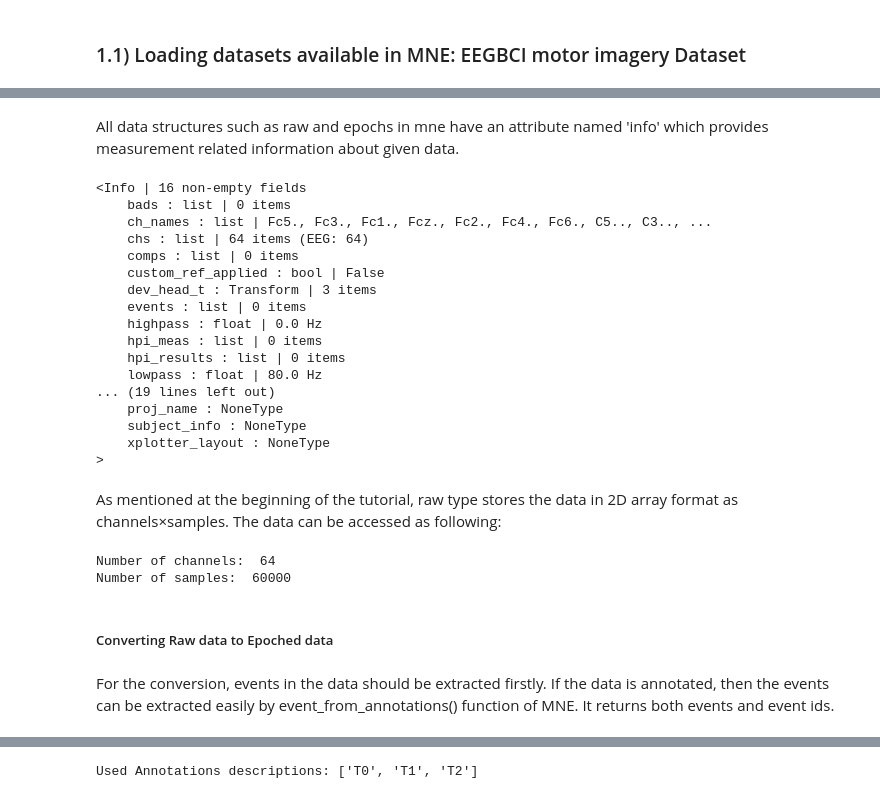
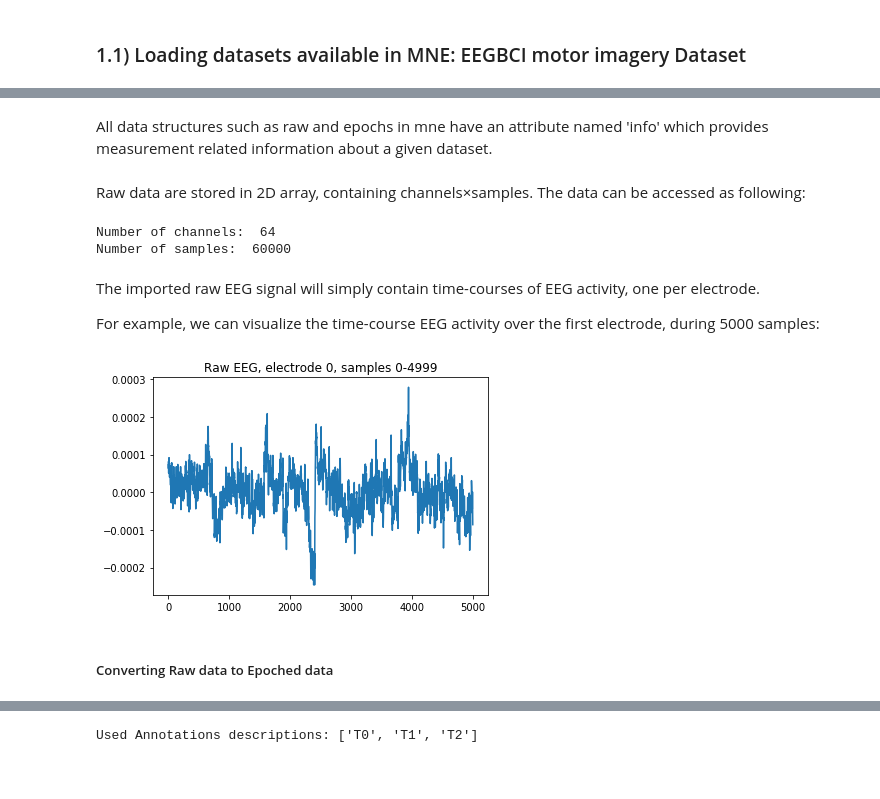
Before and after one commit to aath0/AlgorithmsNeuroscience, a Jupyter notebook: Tutorials/DataLoading.ipynb, the cells around one changed output, grey strips where cells are left out. Saved outputs shown, nothing was run; the diff lists cells and outputs as text; code cells hidden in the pictures.

```diff
--- a/Tutorials/DataLoading.ipynb
+++ b/Tutorials/DataLoading.ipynb
@@ -59,27 +59,7 @@ Reading 0 ... 19999  =      0.000 ...   124.994 secs...
 # %% [markdown]
-All data structures such as raw and epochs in mne have an attribute named 'info' which provides measurement related information about given data.
+All data structures such as raw and epochs in mne have an attribute named 'info' which provides measurement related information about a given dataset.
-# %%
-raw_obj.info
-# %% [output]
-<Info | 16 non-empty fields
-    bads : list | 0 items
-    ch_names : list | Fc5., Fc3., Fc1., Fcz., Fc2., Fc4., Fc6., C5.., C3.., ...
-    chs : list | 64 items (EEG: 64)
-    comps : list | 0 items
-    custom_ref_applied : bool | False
-    dev_head_t : Transform | 3 items
-    events : list | 0 items
-    highpass : float | 0.0 Hz
-    hpi_meas : list | 0 items
-    hpi_results : list | 0 items
-    lowpass : float | 80.0 Hz
-... (19 lines left out)
-    proj_name : NoneType
-    subject_info : NoneType
-    xplotter_layout : NoneType
->
 # %% [markdown]
-As mentioned at the beginning of the tutorial, raw type stores the data in 2D array format as channels×samples. The data can be accessed as following:
+Raw data are stored in 2D array, containing channels×samples. The data can be accessed as following:
 # %%
 raw_data = raw_obj.get_data()
 
@@ -92,7 +72,17 @@ print("Number of samples: ", str(len(raw_data[0])))
 # %% [output]
 Number of channels:  64
 Number of samples:  60000
+# %% [markdown]
+The imported raw EEG signal will simply contain time-courses of EEG activity, one per electrode.
+
+For example, we can visualize the time-course EEG activity over the first electrode, during 5000 samples:
+# %%
+import matplotlib.pyplot as plt
+
+plt.plot(raw_data[0,:4999])
+plt.title("Raw EEG, electrode 0, samples 0-4999")
+plt.show()
+# %% [output]
+[figure, added]
 # %% [markdown]
 ##### Converting Raw data to Epoched data
-# %% [markdown]
-For the conversion, events in the data should be extracted firstly. If the data is annotated, then the events can be extracted easily by event_from_annotations() function of MNE. It returns both events and event ids.
```
Also changed, not shown: parts of 35 cells of this notebook.
